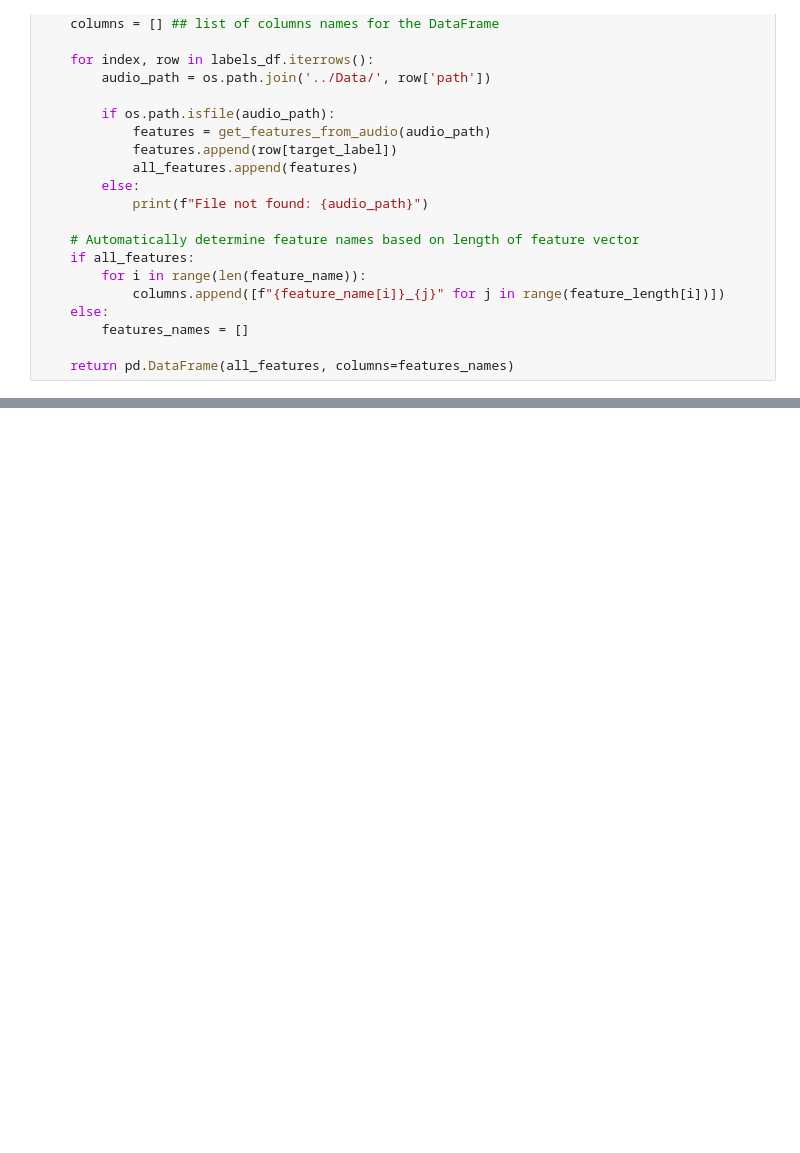
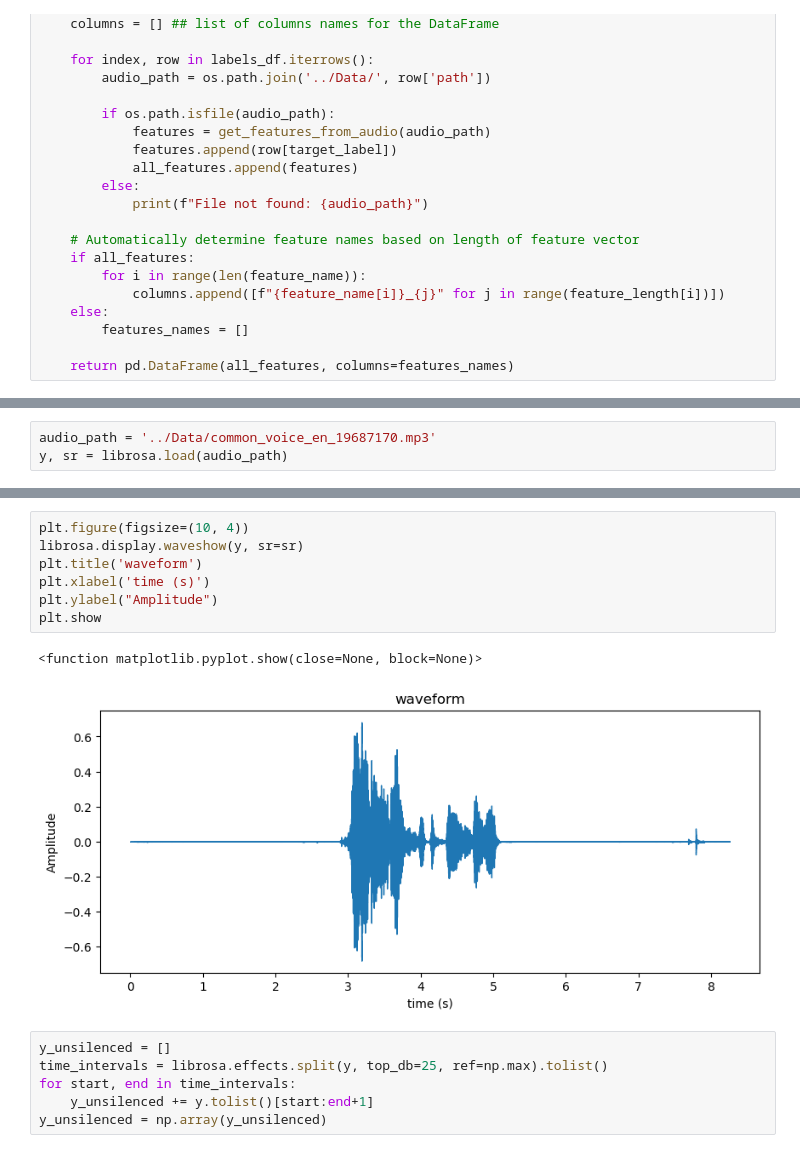
Before and after one commit to Karimgebril09/Speaker_gender_age_recognition, a Jupyter notebook: Notebooks/age.ipynb, the cells around one changed output, grey strips where cells are left out. Drawn from its saved outputs; the diff is of its cells as text; blank space fills up the shorter version.

```diff
--- a/Notebooks/age.ipynb
+++ b/Notebooks/age.ipynb
@@ -55,3 +58,6 @@ labels_df.head()
 | 2 | 5001d9a0d3f8f5aae6f386f70713b2d5d... | common_voice_en_19687172.mp3 | Despite running as a joke, candid... | 2 | 0 | fifties | female | us | 3 |
 | 3 | 5001d9a0d3f8f5aae6f386f70713b2d5d... | common_voice_en_19687173.mp3 | Stoner also guest-starred in the ... | 2 | 0 | fifties | female | us | 3 |
 | 4 | 5001d9a0d3f8f5aae6f386f70713b2d5d... | common_voice_en_19687174.mp3 | Rainelle was named for the Raine ... | 2 | 0 | fifties | female | us | 3 |
+# %%
+audio_path = '../Data/common_voice_en_19687170.mp3'
+y, sr = librosa.load(audio_path)
@@ -57,0 +68,16 @@ labels_df.head()
+# %%
+plt.figure(figsize=(10, 4))
+librosa.display.waveshow(y, sr=sr)
+plt.title('waveform')
+plt.xlabel('time (s)')
+plt.ylabel("Amplitude")
+plt.show
+# %% [output]
+<function matplotlib.pyplot.show(close=None, block=None)>
+[figure, added]
+# %%
+y_unsilenced = []
+time_intervals = librosa.effects.split(y, top_db=25, ref=np.max).tolist()
+for start, end in time_intervals:
+    y_unsilenced += y.tolist()[start:end+1]
+y_unsilenced = np.array(y_unsilenced)
```
Also changed, not shown: parts of 5 cells of this notebook, 2 other files.
